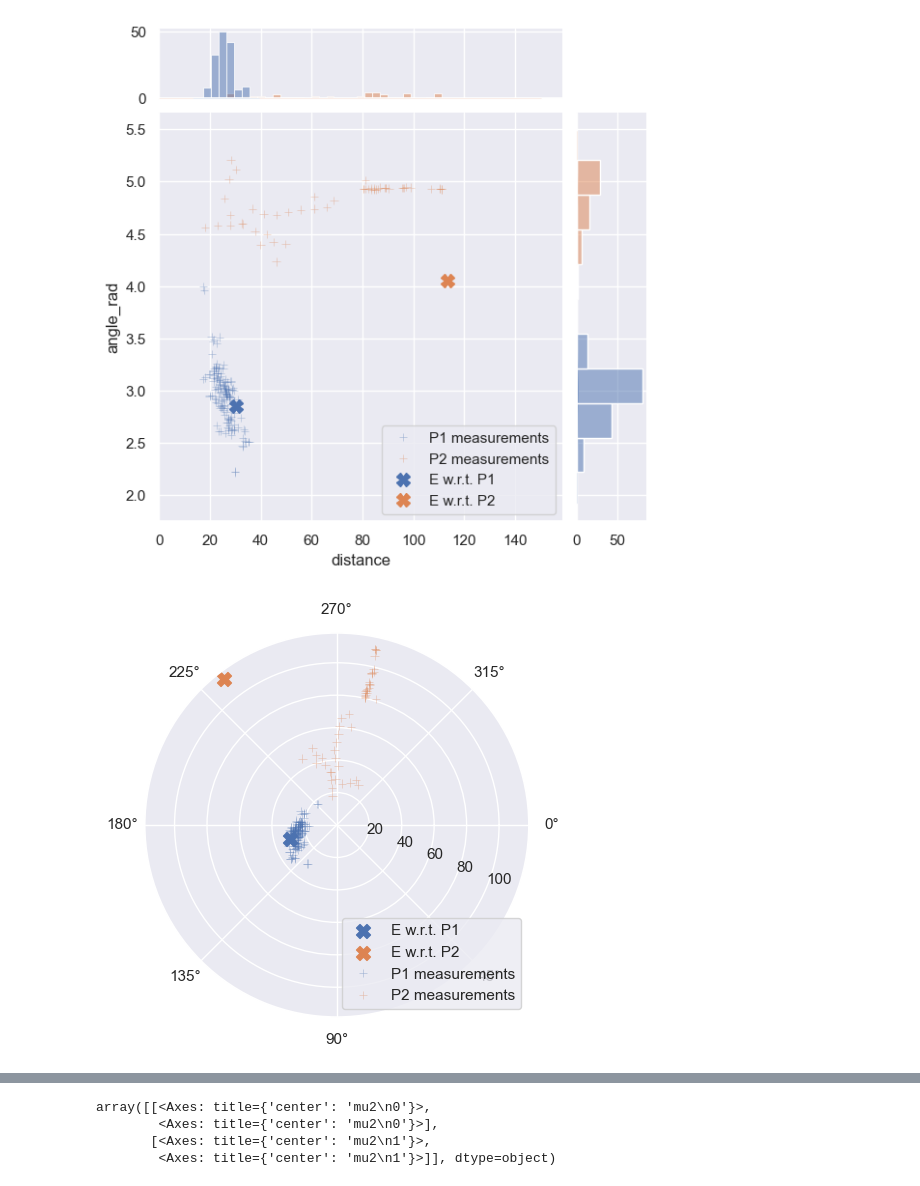
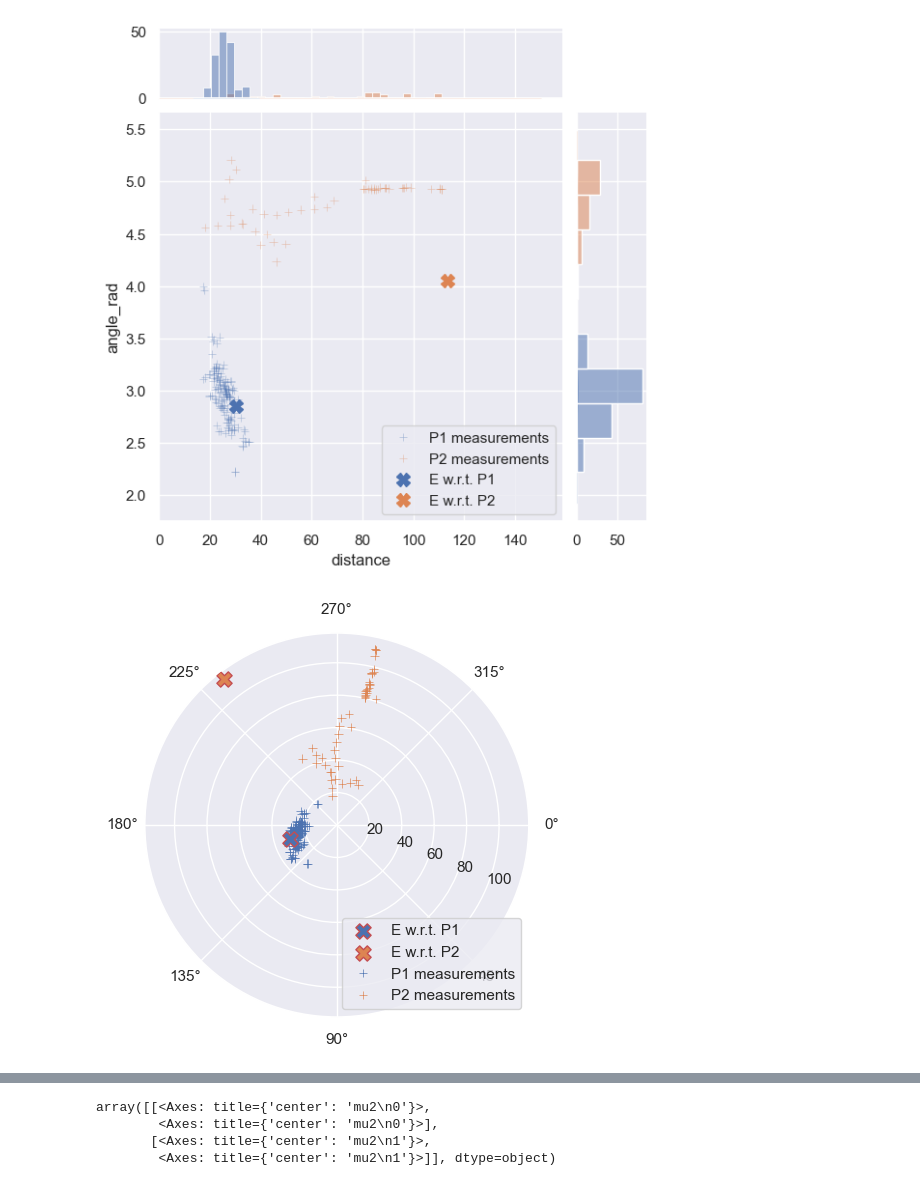
Before and after one commit to KlemenVovk/gps_evaluation, a Jupyter notebook: unil.ipynb, the cells around one changed output, grey strips where cells are left out. Drawn from its saved outputs; the diff is of its cells as text; code cells hidden in the pictures.

```diff
--- a/unil.ipynb
+++ b/unil.ipynb
@@ -133,33 +133,33 @@ g.ax_joint.legend()
 # %%
 fig, ax = plt.subplots(subplot_kw=dict(projection="polar"))
 
 for proposal_name in proposals:
     proposal_lat_lng = gt_points_df[gt_points_df["name"] == proposal_name][
         ["lat", "lng"]
     ].values[0]
     dist, angle_rad, _ = lat_lng2dist_ang(proposal_lat_lng, [E_lat, E_lng])
-    ax.scatter(angle_rad, dist, marker="X", label=f"E w.r.t. {proposal_name}", s=100)
+    ax.scatter(angle_rad, dist, marker="X", label=f"E w.r.t. {proposal_name}", s=120, edgecolors='r', zorder=10)
 
 
 sns.scatterplot(
     data=transformed_df,
     x="angle_rad",
     y="distance",
     hue="plot_label",
     ax=ax,
     marker="+",
-    alpha=0.4,
+    # alpha=0.5,
 )
 # ax.set_theta_zero_location('N')
 ax.set_theta_direction(-1)
 # ax.set_rlabel_position(0)
 ax.set_xlabel(None)
 ax.set_ylabel(None)
 ax.legend(title="", loc="lower right")
 plt.tight_layout()
 plt.savefig(f"figs/{GEOLOCATION}_polar.pdf")
 # %% [output]
-[figure, old version]
+[figure, new version]
 # %%
 stan_data = {
     "N1": transformed_df[transformed_df["measured_from"] == "P1"].shape[0],
```
Also changed, not shown: parts of 2 cells of this notebook, 11 other files.
